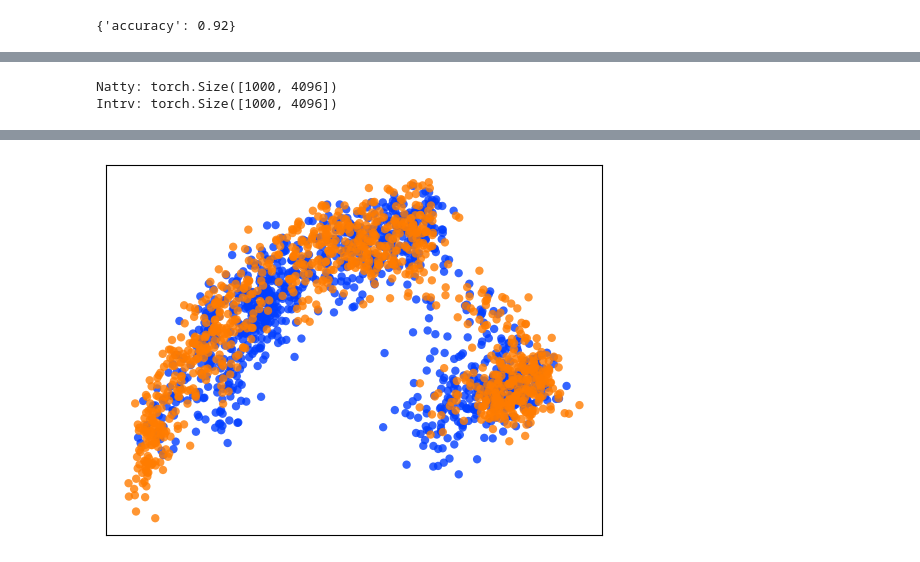
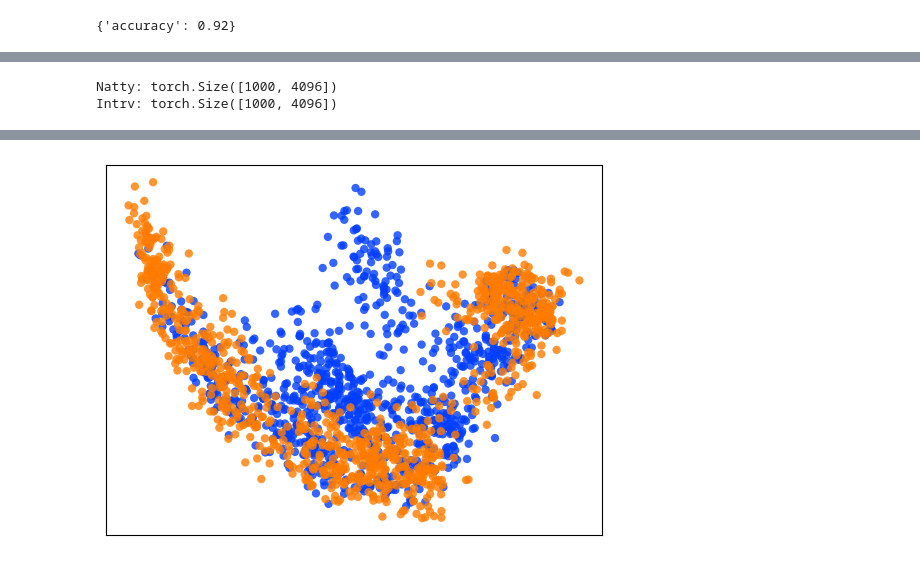
Before and after one commit to grantsrb/rep_divergence, a Jupyter notebook: divergence/CL_Boundless_DAS.ipynb, the cells around one changed output, grey strips where cells are left out. Drawn from its saved outputs; the diff is of its cells as text; code cells hidden in the pictures.

```diff
--- a/divergence/CL_Boundless_DAS.ipynb
+++ b/divergence/CL_Boundless_DAS.ipynb
@@ -325,7 +322,7 @@ def calculate_cl_loss(
         cl_failure_dict[cl_key] = cl_failure_dict[cl_key].cpu()
     return cl_loss / len(cl_vector_dict.keys())
 # %%
-epochs = 5
+epochs = 3
 
 train_dataloader = DataLoader(
     train_dataloader.dataset,
@@ -479,85 +493,55 @@ natty_states = d["natty"]
+# %%
+dir_path = "/data2/grantsrb/rep_divergence/cl_boundless_actvs/"
+fname = "cl_eps_0_seed_12345_dorotFalse_20251118_180253.pt"
+cl_eps = int(fname.split("cl_eps_")[-1].split("_")[0])
+d = torch.load(os.path.join(dir_path, fname))
+intrv_states = d["intrv_states"]
+natty_states = d["natty_states"]
 # %%
 import os
 import pandas as pd
 import numpy as np
-from divergence_utils import visualize_states
+from divergence_utils import visualize_states, collect_divergences
 np.random.seed(12345)
 torch.manual_seed(12345)
 
 n_samples = 5
+sample_size = 5000
 d = natty_states.shape[-1]
+natty_states = natty_states.float()
+intrv_states = intrv_states.float()
 
 print()
 print("Natty:", natty_states.shape)
 print("Intrv:", intrv_states.shape)
 emd_df_dict = {
     "sample_id": [],
-    "mse": [],
-    "emd": [],
-    "base_emd": [],
-    "base_cost_cos": [],
-    "cost_cos": [],
-    "base_cost_mse": [],
-    "cost_mse": [],
 }
 for samp_id in range(n_samples):
     with torch.no_grad():
-        visualize_states(
-            natty_states.cpu().detach(),
-            intrv_states.cpu().detach(),
-            xdim=0,
-            ydim=1,
-            save_name="figs/das_divergence.png",
-            expl_var_threshold=0,
-            visualize=samp_id==0,
-            pca_batch_size=500,
+        if samp_id==0:
+            visualize_states(
+                natty_states.cpu().detach(),
+                intrv_states.cpu().detach(),
+                xdim=0,
+                ydim=1,
+                save_name="figs/das_divergence.png",
+                expl_var_threshold=0,
+                visualize=samp_id==0,
+                pca_batch_size=500,
+            )
+        diffs = collect_divergences(
+            natty_vecs=natty_states,
+            intrv_vecs=intrv_states,
+            sample_size=sample_size,
         )
-        diffs = collect_divergences(
-            natty_vecs,
-            intrv_vecs,
-            sample_size=5000
-        )
-    print("Intervened - Natural Distributional Comparison")
-    half = len(natty_states)//2
-    perm = torch.randperm(len(natty_states)).long()
-    intrv = intrv_states[perm[:half]].float()
-    natty = natty_states[perm[half:]].float()
+    emd_df_dict["sample_id"].append(samp_id)
+    for k,v in diffs.items():
+        if k not in emd_df_dict:
+            emd_df_dict[k] = []
+        emd_df_dict[k].append(float(v))
 
-    cost_mtx = 1-get_cor_mtx(intrv.T, natty.T, zscore=True, to_numpy=True) # half x half
-    _, min_cost_cos = optimal_pairs(cost_mtx)
-    print("\tCos:", min_cost_cos)
-
-    cost_mtx = get_mse_mtx(intrv, natty, to_numpy=True) # half x half
-    _, min_cost_mse = optimal_pairs(cost_mtx)
-    print("\tMSE:", min_cost_mse)
-
-    print("Natural - Natural Distributional Comparison")
-    half = len(natty_states)//2
-    perm = torch.randperm(len(natty_states)).long()
-    intrv = natty_states[perm[:half]].float()
-    natty = natty_states[perm[half:]].float()
-
-    cost_mtx = 1-get_cor_mtx(intrv.T, natty.T, zscore=True, to_numpy=True) # half x half
-    _, base_min_cost_cos = optimal_pairs(cost_mtx)
-    print("\tCos:", base_min_cost_cos)
-
-    cost_mtx = get_mse_mtx(intrv, natty, to_numpy=True) # half x half
-    _, base_min_cost_mse = optimal_pairs(cost_mtx)
-    print("\tMSE:", base_min_cost_mse)
-
-    mse = diffs["mse"]
-    emd = diffs["emd"]
-    base_emd = diffs["base_emd"]
-    emd_df_dict["sample_id"].append(samp_id)
-    emd_df_dict["emd"].append(emd)
-    emd_df_dict["base_emd"].append(base_emd)
-    emd_df_dict["mse"].append(mse)
-    emd_df_dict["base_cost_cos"].append(base_min_cost_cos)
-    emd_df_dict["cost_cos"].append(min_cost_cos)
-    emd_df_dict["base_cost_mse"].append(base_min_cost_mse)
-    emd_df_dict["cost_mse"].append(min_cost_mse)
 emd_df = pd.DataFrame(emd_df_dict)
-emd_df[["base_emd","emd","base_cost_cos", "cost_cos", "base_cost_mse", "cost_mse"]].mean()
 # %% [output]
 Natty: torch.Size([1000, 4096])
 Intrv: torch.Size([1000, 4096])
@@ -568 +552 @@ Vis Expl Vars: tensor(0.2384) tensor(0.1371)
-[figure, old version]
+[figure, new version]
```
Also changed, not shown: parts of 6 cells of this notebook.
